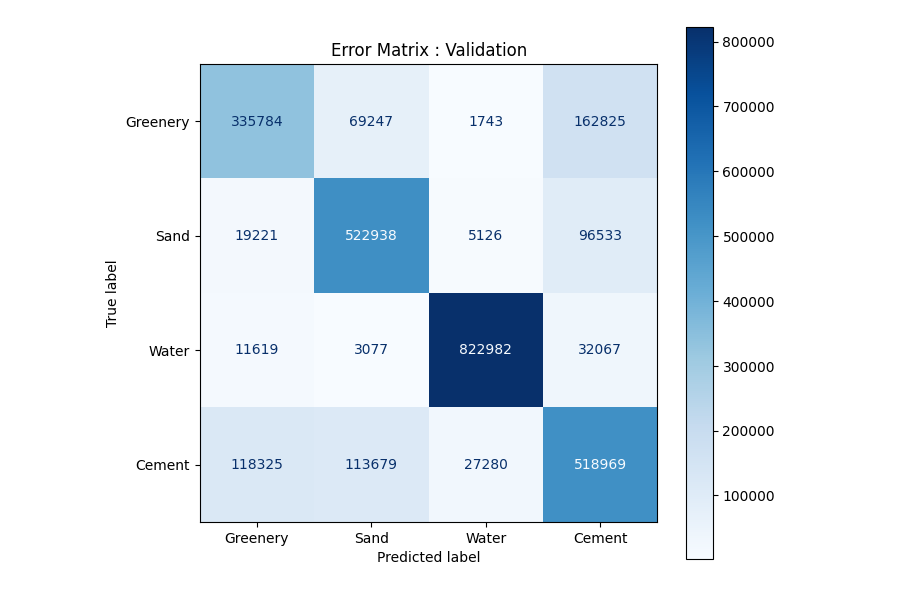
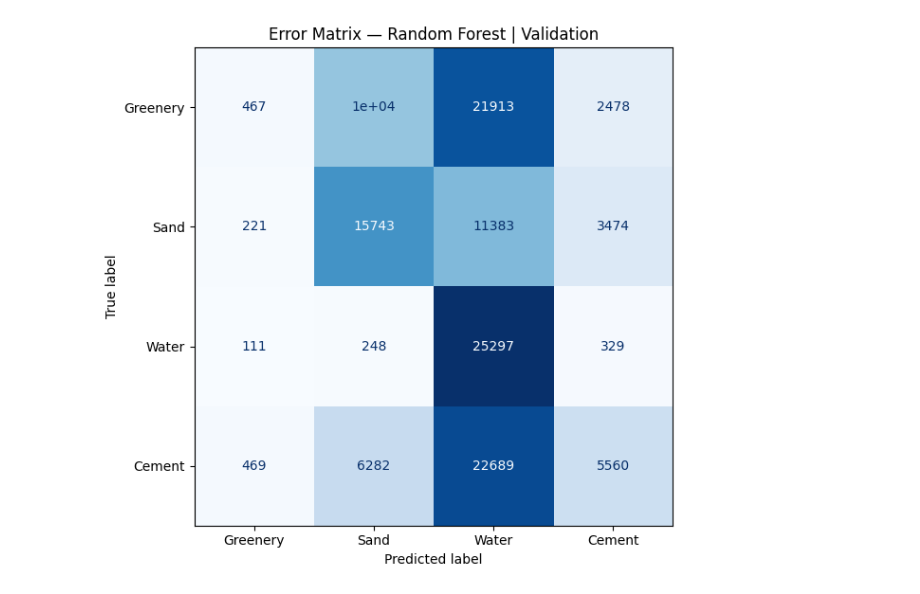
Before and after one commit to CMP26/sat_Project, a Jupyter notebook: sat_project.ipynb, the cells around one changed output. Drawn from its saved outputs; the diff is of its cells as text; code cells hidden in the pictures.

Commit message:
edit path

```diff
--- a/sat_project.ipynb
+++ b/sat_project.ipynb
@@ -365,0 +165,15 @@ model saved.
+# %%
+SCALER_PATH = os.path.join(MODEL_FOLDER,'scaler.pkl')
+if os.path.exists(SCALER_PATH):
+    print('loading saved scaler…'); scaler=joblib.load(SCALER_PATH)
+else:
+    print('fitting scaler incrementally…')
+    scaler=StandardScaler()
+    for loc in TRAIN_LOCS:
+        path=os.path.join(CACHE_FOLDER,loc+'.npz')
+        if not os.path.exists(path): continue
+        data=np.load(path)
+        scaler.partial_fit(data['X'].astype(np.float64))
+        del data; gc.collect()
+    joblib.dump(scaler,SCALER_PATH)
+    print('scaler saved.')
@@ -366,35 +225,42 @@ model saved.
 # %%
-def run_evaluation(split_name, X, y):
-    print(f'\n {split_name} results ')
+def evaluate_on_locations(model_name, predict_fn, location_list, split_name):
+    """Load one npz at a time, collect predictions, free RAM, then report."""
+    all_pred,all_true=[],[]
+    for loc in location_list:
+        path=os.path.join(CACHE_FOLDER,loc+'.npz')
+        if not os.path.exists(path): continue
+        data=np.load(path)
+        X=scaler.transform(data['X'].astype(np.float64)).astype(np.float32)
+        y=data['y'].astype(int)
+        np.nan_to_num(X,nan=0.0,copy=False)
+        pred=predict_fn(X)
+        all_pred.append(pred); all_true.append(y)
+        del data,X,y,pred; gc.collect()
 
-    pred = mdc.classify(X)
-    cm = confusion_matrix(y, pred, labels=CLASS_LABELS)
-    fig, ax = plt.subplots(figsize=(7, 6))
-    ConfusionMatrixDisplay(cm, display_labels=CLASS_NAMES).plot(ax=ax, cmap='Blues')
-    ax.set_title(f'Error Matrix : {split_name}')
+    all_pred=np.concatenate(all_pred); all_true=np.concatenate(all_true)
+    print(f'\n{"─"*55}\n  {model_name} | {split_name}\n{"─"*55}')
+    cm=confusion_matrix(all_true,all_pred,labels=CLASS_LABELS)
+    fig,ax=plt.subplots(figsize=(7,6))
+    ConfusionMatrixDisplay(cm,display_labels=CLASS_NAMES).plot(ax=ax,cmap='Blues',colorbar=False)
+    ax.set_title(f'Error Matrix — {model_name} | {split_name}')
     plt.tight_layout()
-    plt.savefig(os.path.join(MODEL_FOLDER, f'error_matrix_{split_name}.png'), dpi=150)
+    plt.savefig(os.path.join(MODEL_FOLDER,
+        f'cm_{model_name.lower().replace(" ","_")}_{split_name.lower()}.png'),dpi=150)
     plt.show()
+    print('Errors of omission:')
+    for i,name in enumerate(CLASS_NAMES):
+        print(f'  {name:<12}: {1-cm[i,i]/(cm[i].sum()+1e-10):.4f}')
+    print('Errors of commission:')
+    for i,name in enumerate(CLASS_NAMES):
+        print(f'  {name:<12}: {1-cm[i,i]/(cm[:,i].sum()+1e-10):.4f}')
+    iou_dict,miou=compute_miou(all_true,all_pred)
+    print(f'\nmIoU = {miou:.4f}')
+    for label,name in zip(CLASS_LABELS,CLASS_NAMES):
+        print(f'  {name:<12}: {iou_dict[label]:.4f}')
+    print(classification_report(all_true,all_pred,target_names=CLASS_NAMES,labels=CLASS_LABELS))
+    del all_pred,all_true; gc.collect()
+    return iou_dict,miou
 
-    print('errors of omission (how many true pixels were missed):')
-    for i, name in enumerate(CLASS_NAMES):
-        err = 1 - cm[i, i] / cm[i].sum()
-        print(f'  {name}: {err:.4f}')
-
-    print('errors of commission (how many predicted pixels were wrong):')
-    for i, name in enumerate(CLASS_NAMES):
-        err = 1 - cm[i, i] / cm[:, i].sum()
-        print(f'  {name}: {err:.4f}')
-
-    # mIoU score
-    iou_dict, miou = compute_miou(y, pred)
-    print(f'\nmIoU: {miou:.4f}')
-    for label, name in zip(CLASS_LABELS, CLASS_NAMES):
-        print(f'  {name}: {iou_dict[label]:.4f}')
-
-    print(classification_report(y, pred, target_names=CLASS_NAMES, labels=CLASS_LABELS))
-    return miou, iou_dict
-
-val_miou, val_iou = run_evaluation('Validation', X_val_s, y_val)
-test_miou, test_iou = run_evaluation('Test', X_test_s, y_test)
+rf_val_iou,  rf_val_miou  = evaluate_on_locations('Random Forest',rf.predict,VAL_LOCS, 'Validation')
+rf_test_iou, rf_test_miou = evaluate_on_locations('Random Forest',rf.predict,TEST_LOCS,'Test')
 # %% [output]
@@ -402 +287 @@ test_miou, test_iou = run_evaluation('Test', X_test_s, y_test)
-[figure, old version]
+[figure, new version]
```
Also changed, not shown: parts of 36 cells of this notebook.
